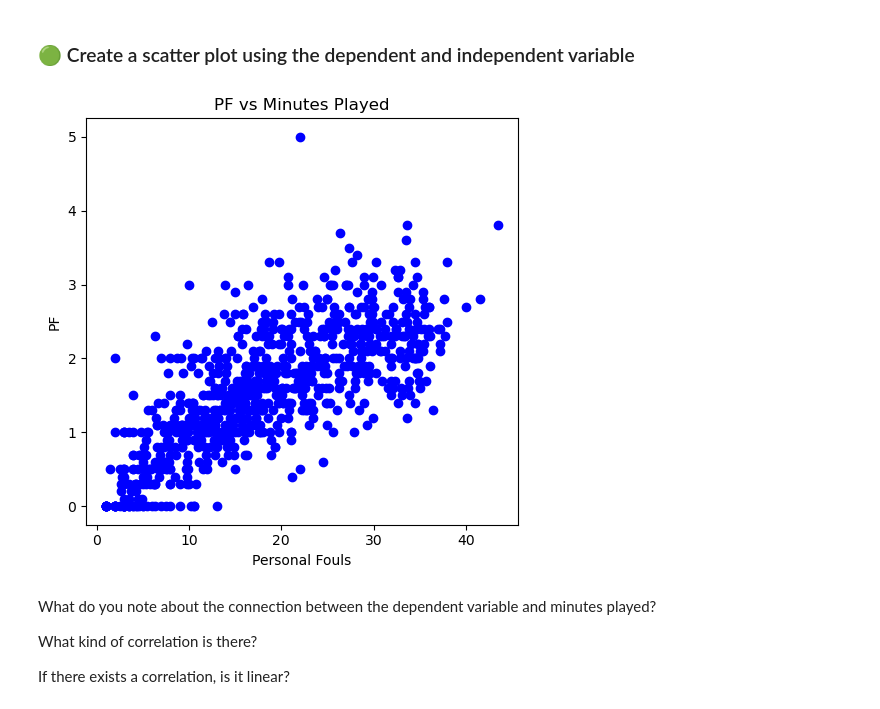
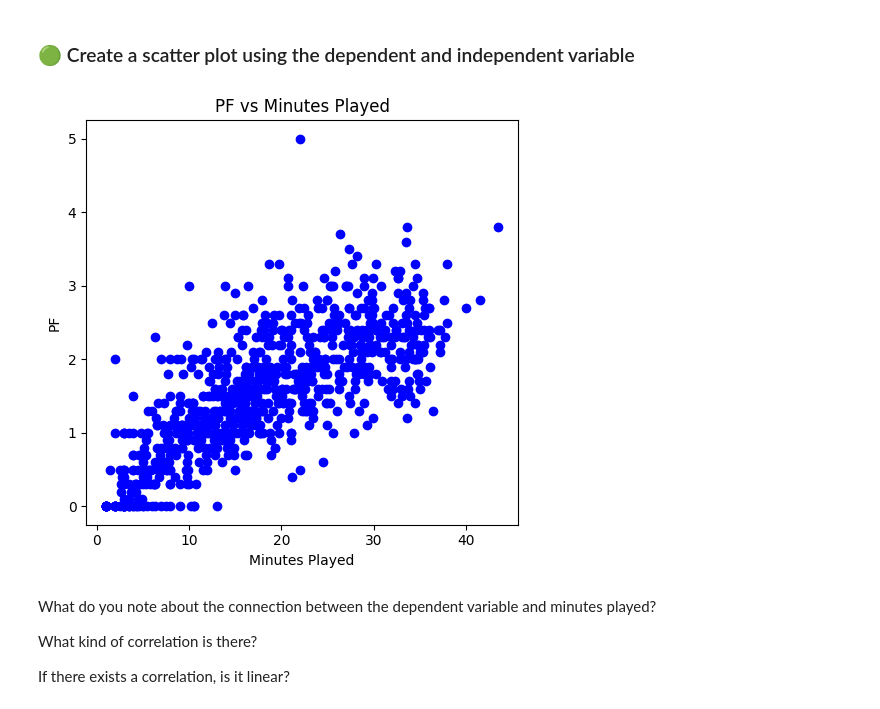
Before and after one commit to gflorencia13/CFR-2025, a Jupyter notebook: Stats/Notebooks/2-Correlation_regression_NEW.ipynb, the cells around one changed output. Drawn from its saved outputs; the diff is of its cells as text; code cells hidden in the pictures.

```diff
--- a/Stats/Notebooks/2-Correlation_regression_NEW.ipynb
+++ b/Stats/Notebooks/2-Correlation_regression_NEW.ipynb
@@ -84,23 +84,23 @@ Let's have a look at some potential relations between minutes played and other v
 # %%
 import matplotlib.pyplot as plt
 import numpy as np
 
 fig, axs = plt.subplots(1, 1, figsize=(5, 5))
 
 # Plot positive correlation -
 independent_variable = "MP"
 dependent_variable = "PF"
 
 axs.scatter(NBA_regular_2021[independent_variable], NBA_regular_2021[dependent_variable], color='blue')
 
 axs.set_title('%s vs Minutes Played' %dependent_variable)
-axs.set_xlabel("Personal Fouls")
+axs.set_xlabel("Minutes Played")
 axs.set_ylabel(dependent_variable)
 
 plt.tight_layout()
 plt.show()
 # %% [output]
-[figure, old version]
+[figure, new version]
 # %% [markdown]
 What do you note about the connection between the dependent variable and minutes played?
 
```
Also changed, not shown: parts of 1 cell of this notebook.
